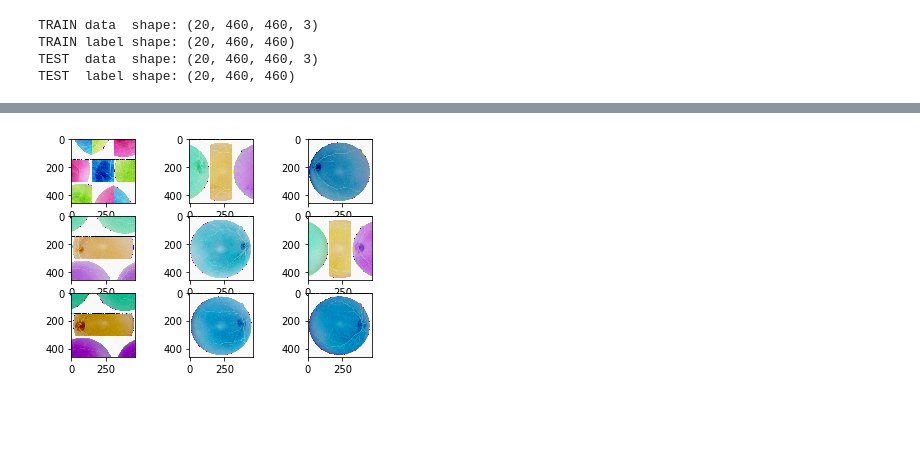
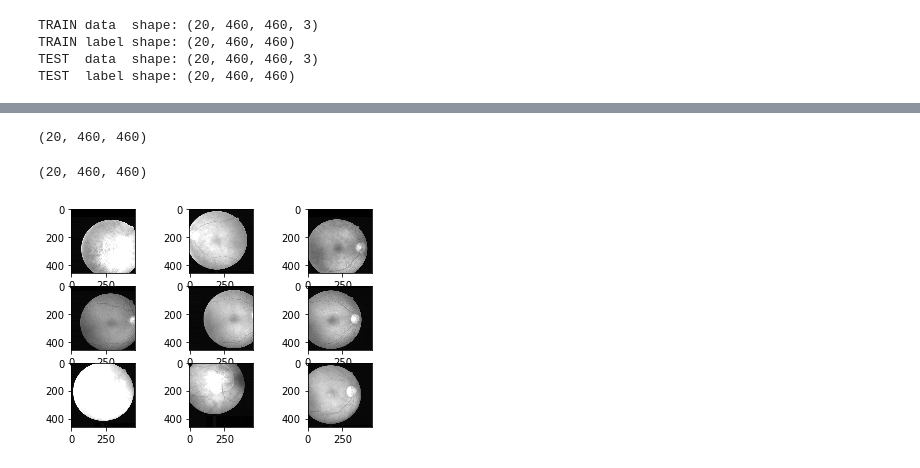
Before and after one commit to randomForester/Defect-detection, a Jupyter notebook: Unet/Data_Augmentation.ipynb, the cells around one changed output, grey strips where cells are left out. Cells and saved outputs as stored; diff of their text form; code cells hidden in the pictures; blank space fills up the shorter version.

```diff
--- a/Unet/Data_Augmentation.ipynb
+++ b/Unet/Data_Augmentation.ipynb
@@ -90,4 +101,14 @@ Using TensorFlow backend.
 [figure]
+# %%
+X_data=X_data[...,0]
+X_data.shape
+# %% [output]
+(20, 460, 460)
+# %%
+X_test=X_test[...,0]
+X_test.shape
+# %% [output]
+(20, 460, 460)
 # %%
 #############################################
 #Feature Standardization                    #
@@ -101,39 +122,43 @@ Using TensorFlow backend.
 # Random Flips
 #
 from keras.datasets import mnist
 from keras.preprocessing.image import ImageDataGenerator
 from matplotlib import pyplot
 from keras import backend as K
 K.set_image_dim_ordering('th')
 #
 # reshape to be [samples][pixels][width][height]
-X_data = X_data.reshape(X_data.shape[0], 3, 460, 460)
-X_test = X_test.reshape(X_test.shape[0], 3, 460, 460)
+X_data = X_data.reshape(X_data.shape[0], 1, 460, 460)
+X_test = X_test.reshape(X_test.shape[0], 1, 460, 460)
 # convert from int to float
 X_data = X_data.astype('float32')
 X_test = X_test.astype('float32')
 #
 Y_data = Y_data.astype(np.bool)
 Y_test = Y_test.astype(np.bool)
 #
-# define data preparation
-#datagen = ImageDataGenerator(featurewise_center=True, featurewise_std_normalization=True)
+# Standardize images across the dataset, mean=0, stdev=1
+datagen = ImageDataGenerator(featurewise_center=True, featurewise_std_normalization=True)
+# ZCA whitening
 #datagen = ImageDataGenerator(zca_whitening=True)
-#datagen = ImageDataGenerator(rotation_range=90)
+# Random Rotations
+datagen = ImageDataGenerator(rotation_range=90)
+# Random Shifts
 shift = 0.2
-#datagen = ImageDataGenerator(width_shift_range=shift, height_shift_range=shift)
-datagen = ImageDataGenerator(horizontal_flip=True, vertical_flip=True)
+datagen = ImageDataGenerator(width_shift_range=shift, height_shift_range=shift)
+# Random Flips
+#datagen = ImageDataGenerator(horizontal_flip=True, vertical_flip=True)
 #
 # fit parameters from data
 datagen.fit(X_data)
 # configure batch size and retrieve one batch of images
 for X_batch, y_batch in datagen.flow(X_data, Y_data, batch_size=9):
     # create a grid of 3x3 images
     for i in range(0, 9):
         pyplot.subplot(330 + 1 + i)
-        pyplot.imshow(X_batch[i].reshape(460,460,3), cmap=pyplot.get_cmap('gray'))
+        pyplot.imshow(X_batch[i].reshape(460,460), cmap=pyplot.get_cmap('gray'))
     # show the plot
     pyplot.show()
     break
 # %% [output]
-[figure, old version]
+[figure, new version]
```
Also changed, not shown: parts of 4 cells of this notebook.
